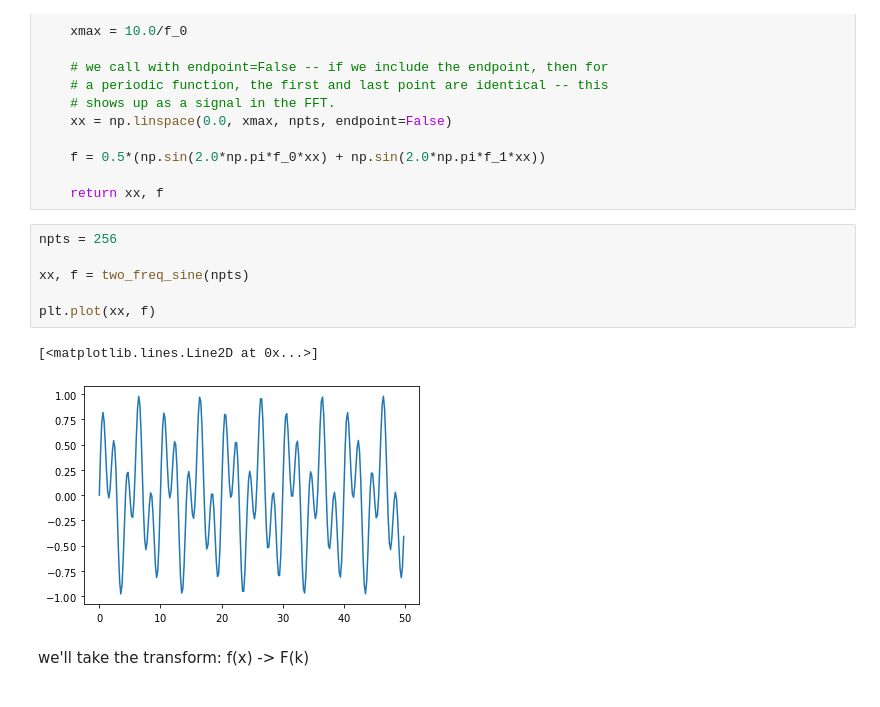
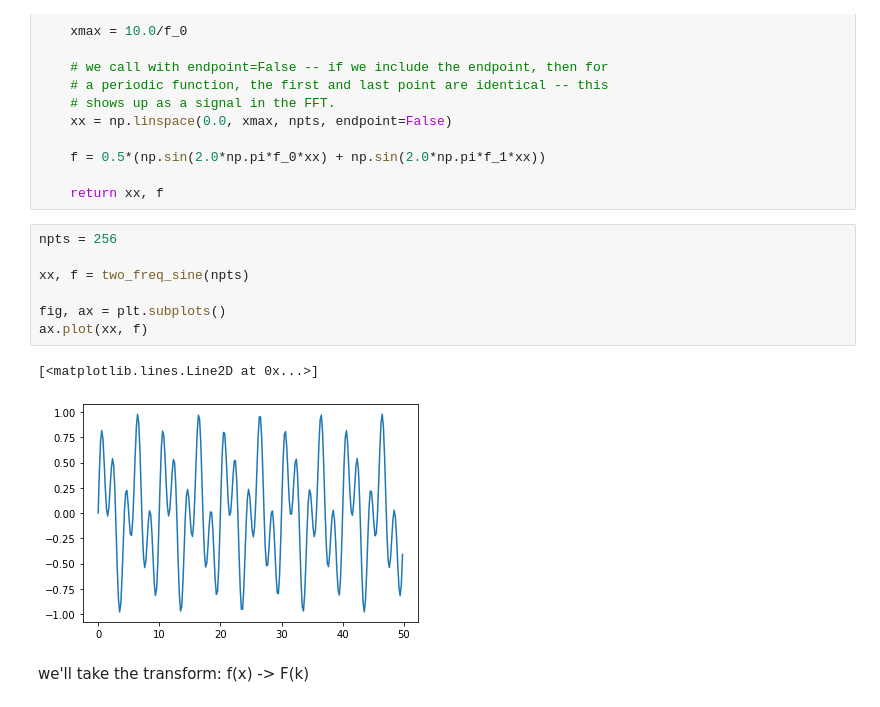
Before and after one commit to sbu-python-class/python-science, a Jupyter notebook: content/05-scipy/scipy-basics.ipynb, the cells around one changed output. Saved outputs shown, nothing was run; the diff lists cells and outputs as text.

```diff
--- a/content/05-scipy/scipy-basics.ipynb
+++ b/content/05-scipy/scipy-basics.ipynb
@@ -785,12 +786,13 @@ def two_freq_sine(npts):
 # %%
 npts = 256
 
 xx, f = two_freq_sine(npts)
 
-plt.plot(xx, f)
+fig, ax = plt.subplots()
+ax.plot(xx, f)
 # %% [output]
 [<matplotlib.lines.Line2D at 0x...>]
-[figure, old version]
+[figure, new version]
 # %% [markdown]
 we'll take the transform: f(x) -> F(k)
 # %%
```
Also changed, not shown: parts of 35 cells of this notebook, 1 other file.
